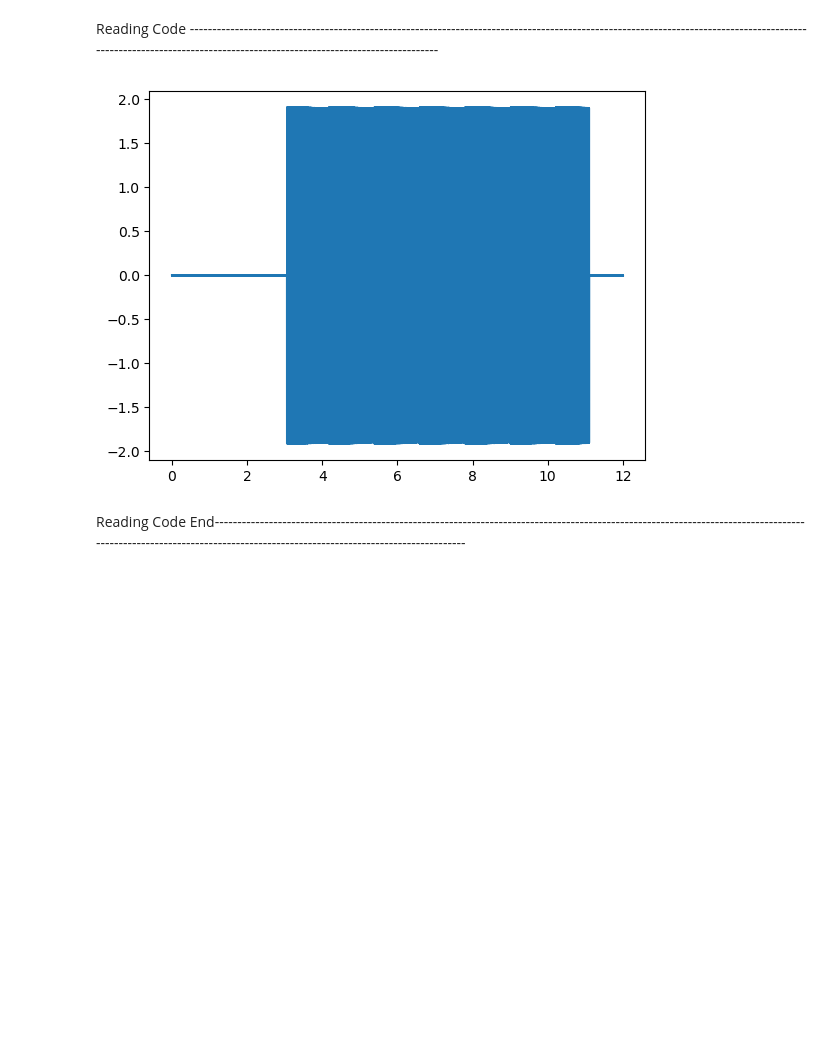
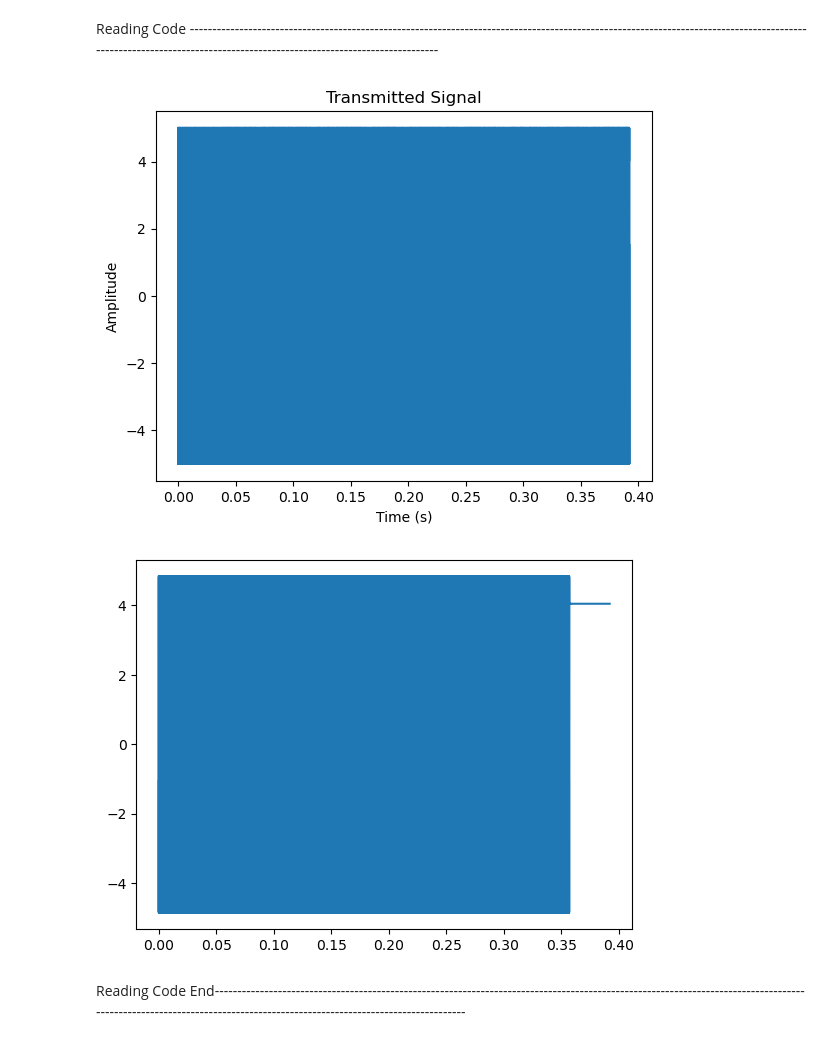
Before and after one commit to TapWhite/PE3, a Jupyter notebook: Code.ipynb, the cells around one changed output. Saved outputs shown, nothing was run; the diff lists cells and outputs as text; code cells hidden in the pictures; blank space fills up the shorter version.

```diff
--- a/Code.ipynb
+++ b/Code.ipynb
@@ -13,26 +123,78 @@ samplerate = 200000
 daq.samplerate = samplerate
 
 amplitude= 1
-duration = 12
+duration = 1
 
 # We define which channels to use
 readChannels = 'AI0'
+WriteChannels = 'AO0'
 filename = 'Test'
+message = "The quick brown fox jumps over the lazy dog."
+PREAMBLE_BITS = [0,0,0,0,0,0,1,0]*5
+delay = 0.1
+N_bits_to_plot = 8
+N_words_to_plot = 1
+carrier_freq = 20e3
+bit_rate = 1000
 # %%
-# Do the meaurement with MyDAQ
-AI0_voltage = daq.read(duration, readChannels)
 
 
-voltage_out = AI0_voltage # The second input channel is the voltage out over the breadboard component
-time_array = daq.getTimeArray(duration, samplerate)
+# t, preamble_waveform, phase_shifts = bpsk_modulate(PREAMBLE_BITS,  bit_rate=bit_rate, carrier_freq=carrier_freq, sampling_rate=samplerate)
+# plt.plot(t, preamble_waveform)
+# for i in range(N_words_to_plot *N_bits_to_plot):
+#     plt.axvline(i/bit_rate, color='g', linestyle='--', alpha=0.5)
 
-plt.plot(time_array, voltage_out)
+
+
+#plt.xlim(0, N_words_to_plot*N_bits_to_plot/bit_rate)
+
+
+# Add preamble to the bitstream
+
+
+# Receiving signal, add random noise -------------------------
+# noise = np.random.normal(0, 5, size=modulated.shape)
+# noise1 = np.sin(2 * np.pi * 50 * t) * 5
+# received_signal =(modulated + noise + noise1) * 0.1
+
+# # Add a delay to the received signal
+
+# delay_samples = int(delay * samplerate)
+# received_signal = np.concatenate((np.zeros(delay_samples), received_signal))
+
+
+
+
+
+
+
+#
+
+# Create message to send
+bitstream = string_to_bitstream(message)
+bitstream = PREAMBLE_BITS + bitstream
+t, transmit_signal, phase_shifts = bpsk_modulate(bitstream, bit_rate=bit_rate, carrier_freq=carrier_freq, sampling_rate=samplerate)
+transmit_signal = transmit_signal
+plt.plot(t, transmit_signal)
+plt.title('Transmitted Signal')
+plt.xlabel('Time (s)')
+plt.ylabel('Amplitude')
 plt.show()
-# Save the data to a file
 
+AI0_voltage = daq.readwrite(transmit_signal, readChannels, WriteChannels)
+# Generate the time array for the received signal using the number of samples from readwrite and samplerate
+time_array = np.arange(0, len(AI0_voltage)) / samplerate
 np.savez(f"data/{filename}", time=time_array, voltage=AI0_voltage)
+
+
+received_signal = AI0_voltage
+
+plt.plot(time_array, received_signal)
+#plt.plot(received_signal)
+plt.show()
 # %% [output]
-[figure, old version]
+[figure, new version]
+[figure, added]
 # %% [markdown]
 Reading Code End---------------------------------------------------------------------------------------------------------------------------------------------------------------------------------------------------------------------
 # %% [markdown]
```
Also changed, not shown: parts of 6 cells of this notebook.
